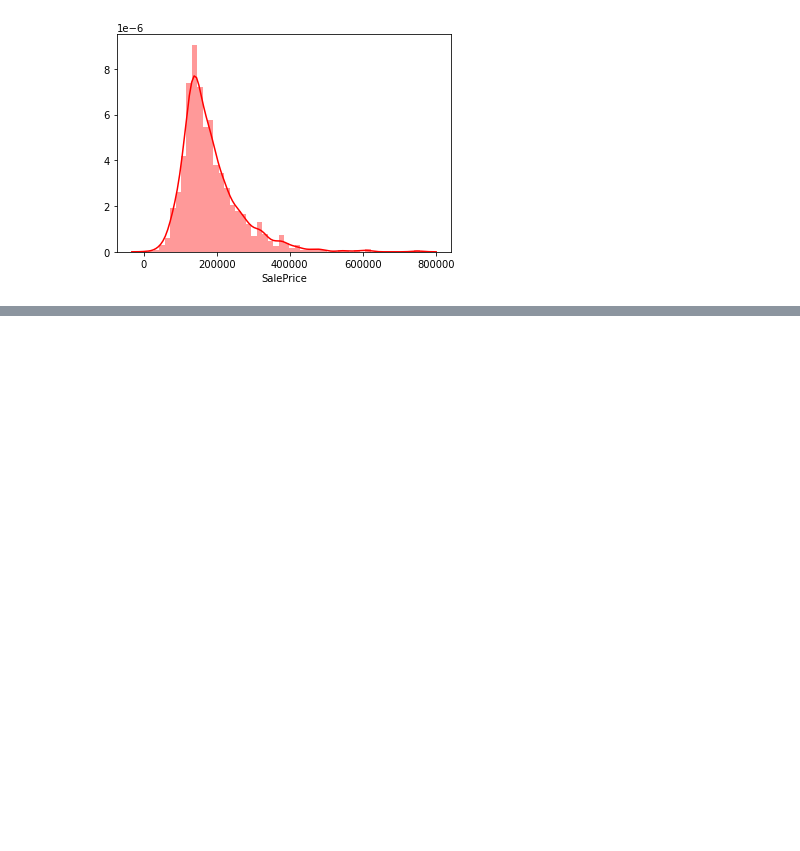
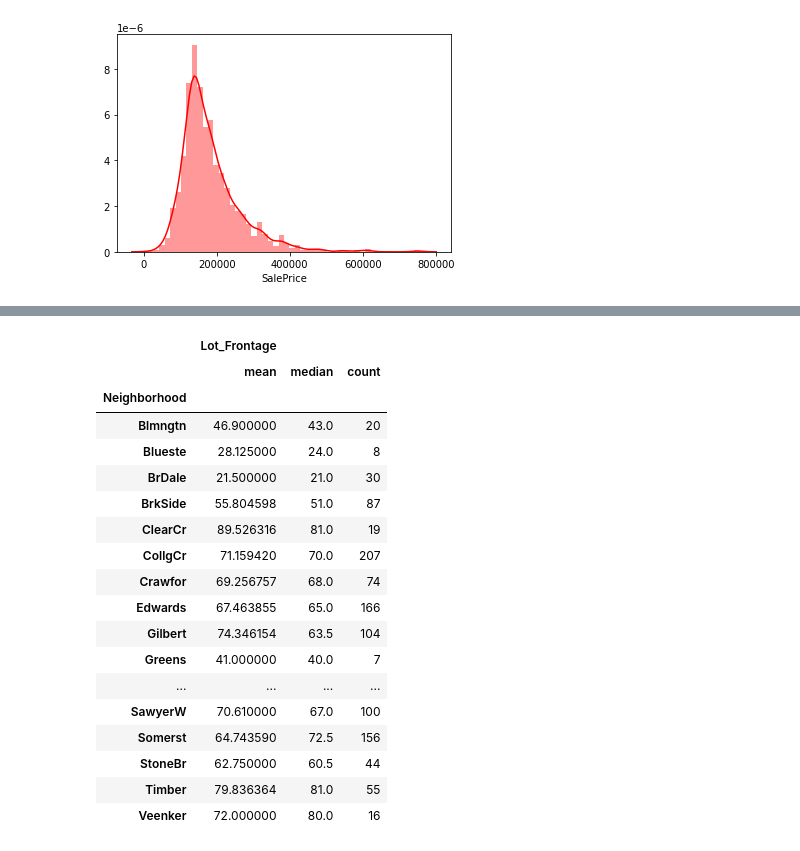
Before and after one commit to greatabel/PythonProjectLearn, a Jupyter notebook: b6969price_predict/Assignment2.ipynb, the cells around one changed output, grey strips where cells are left out. Cells and saved outputs as stored; diff of their text form; code cells hidden in the pictures; blank space fills up the shorter version.

```diff
--- a/b6969price_predict/Assignment2.ipynb
+++ b/b6969price_predict/Assignment2.ipynb
@@ -96,0 +122,10 @@ sns.heatmap(cm, cbar=True, annot=True, square=True,
+# %%
+
+
+train.drop(train[(train["Lot_Area"]>50000)&(train["SalePrice"]<400000)].index,inplace=True)
+full=pd.concat([train,test], ignore_index=True)
+full.drop(['Train_ID'],axis=1, inplace=True)
+full.drop(['Test_ID'],axis=1, inplace=True)
+full.shape
+full.head()
+full.info()
@@ -96,0 +173,22 @@ sns.heatmap(cm, cbar=True, annot=True, square=True,
+# %%
+full.groupby(['Neighborhood'])[['Lot_Frontage']].agg(['mean','median','count'])
+# %% [output]
+|  | Lot_Frontage |  |  |
+|  | mean | median | count |
+| Neighborhood |  |  |  |
+| Blmngtn | 46.900000 | 43.0 | 20 |
+| Blueste | 28.125000 | 24.0 | 8 |
+| BrDale | 21.500000 | 21.0 | 30 |
+| BrkSide | 55.804598 | 51.0 | 87 |
+| ClearCr | 89.526316 | 81.0 | 19 |
+| CollgCr | 71.159420 | 70.0 | 207 |
+| Crawfor | 69.256757 | 68.0 | 74 |
+| Edwards | 67.463855 | 65.0 | 166 |
+| Gilbert | 74.346154 | 63.5 | 104 |
+| Greens | 41.000000 | 40.0 | 7 |
+| ... | ... | ... | ... |
+| SawyerW | 70.610000 | 67.0 | 100 |
+| Somerst | 64.743590 | 72.5 | 156 |
+| StoneBr | 62.750000 | 60.5 | 44 |
+| Timber | 79.836364 | 81.0 | 55 |
+| Veenker | 72.000000 | 80.0 | 16 |
```
Also changed, not shown: parts of 9 cells of this notebook, 2 other files.
